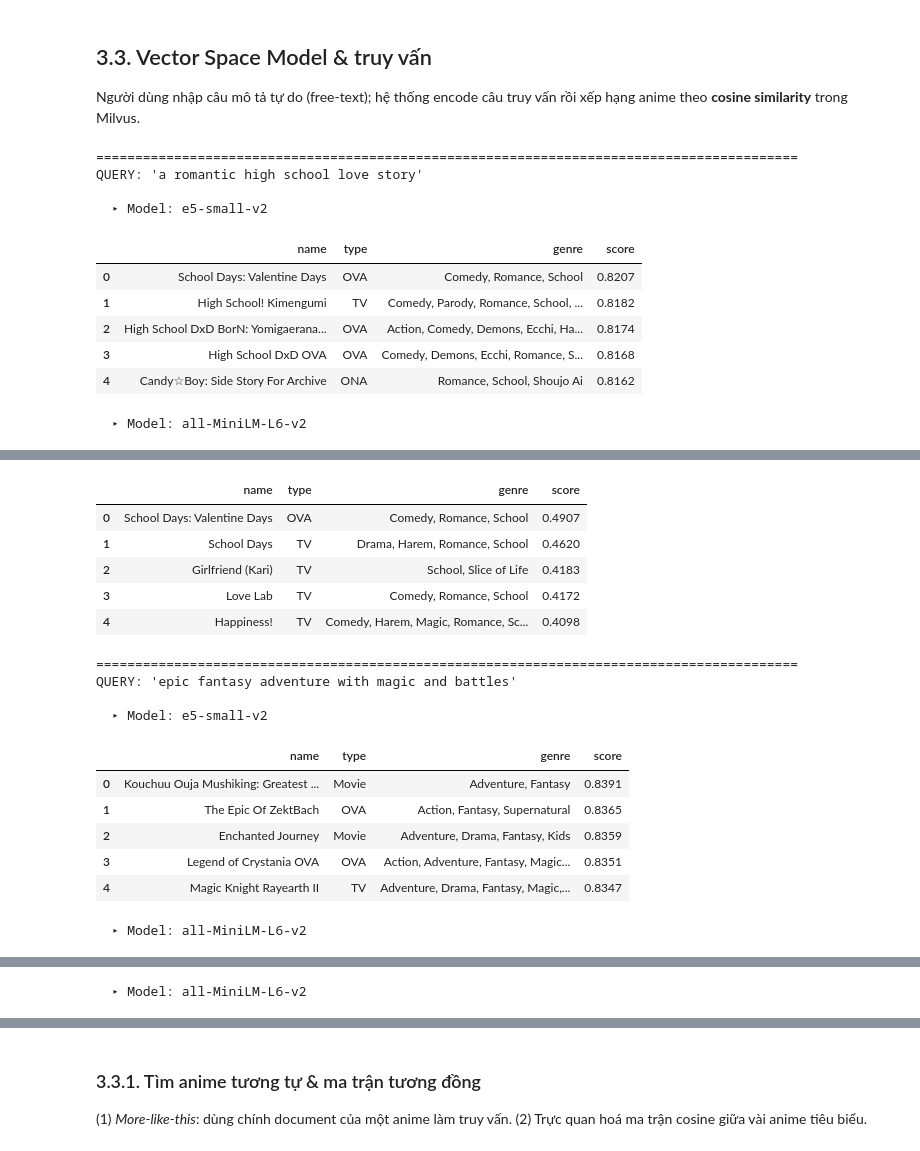
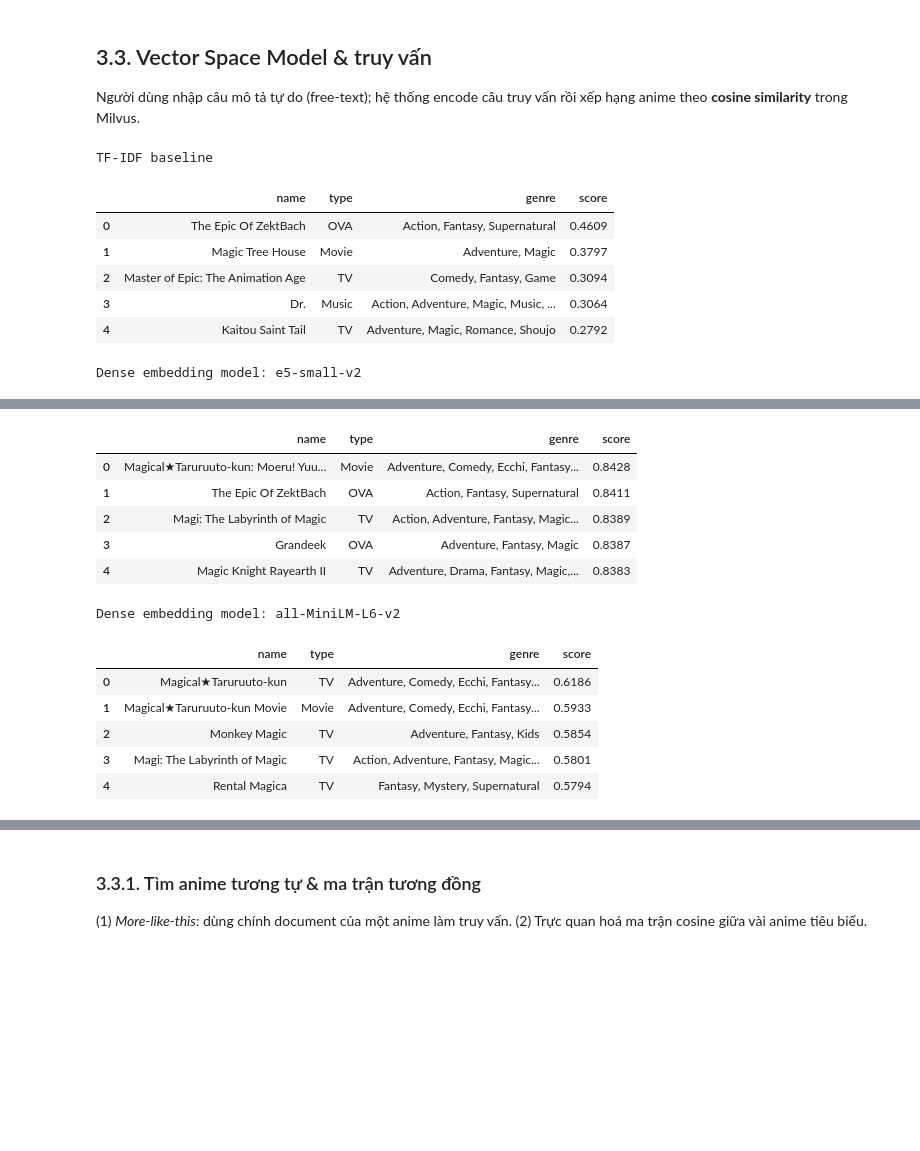
Before and after one commit to MasterSE-FSB/vector-space-model, a Jupyter notebook: vector-space-model.ipynb, the cells around one changed output, grey strips where cells are left out. Saved outputs shown, nothing was run; the diff lists cells and outputs as text; code cells hidden in the pictures; blank space fills up the shorter version.

```diff
--- a/vector-space-model.ipynb
+++ b/vector-space-model.ipynb
@@ -162,0 +173,14 @@ Ví dụ document đưa vào embedding:
+# %%
+from apps.services.tfidf_search import TFIDFSearchService
+
+tfidf_service = TFIDFSearchService(
+    max_features=20000,
+    ngram_range=(1, 2),
+    min_df=2,
+)
+
+tfidf_service.fit(df, text_col="document")
+
+print("TF-IDF baseline is ready.")
+print("Number of anime:", tfidf_service.matrix.shape[0])
+print("Vector dimensions:", tfidf_service.matrix.shape[1])
@@ -194,38 +222,31 @@ Người dùng nhập câu mô tả tự do (free-text); hệ thống encode câ
 # %%
 def show_results(results: list[dict]) -> pd.DataFrame:
     return pd.DataFrame([
         {
             "name": r["name"],
             "type": r.get("type"),
             "genre": r.get("genre"),
             "score": round(r["score"], 4),
         }
         for r in results
     ])
 
-QUERIES = [
-    "a romantic high school love story",
-    "epic fantasy adventure with magic and battles",
-    "giant robots fighting in a space war",
-    "dark psychological thriller with detective",
-]
+query = "epic fantasy adventure with magic"
 
-for q in QUERIES:
-    print("=" * 90)
-    print(f"QUERY: {q!r}")
-    for mk in MODELS:
-        res = search_service.search_text(mk, q, top_k=5)
-        print(f"\n  ▸ Model: {mk}")
-        display(show_results(res))
+print("TF-IDF baseline")
+tfidf_results = tfidf_service.search(query, top_k=5)
+display(show_results(tfidf_results))
+
+for mk in MODELS:
+    print(f"Dense embedding model: {mk}")
+    results = search_service.search_text(mk, query, top_k=5)
+    display(show_results(results))
 # %% [output]
-==========================================================================================
-QUERY: 'a romantic high school love story'
-
-  ▸ Model: e5-small-v2
+TF-IDF baseline
 |  | name | type | genre | score |
-| 0 | School Days: Valentine Days | OVA | Comedy, Romance, School | 0.8207 |
-| 1 | High School! Kimengumi | TV | Comedy, Parody, Romance, School, ... | 0.8182 |
-| 2 | High School DxD BorN: Yomigaerana... | OVA | Action, Comedy, Demons, Ecchi, Ha... | 0.8174 |
-| 3 | High School DxD OVA | OVA | Comedy, Demons, Ecchi, Romance, S... | 0.8168 |
-| 4 | Candy☆Boy: Side Story For Archive | ONA | Romance, School, Shoujo Ai | 0.8162 |
+| 0 | The Epic Of ZektBach | OVA | Action, Fantasy, Supernatural | 0.4609 |
+| 1 | Magic Tree House | Movie | Adventure, Magic | 0.3797 |
+| 2 | Master of Epic: The Animation Age | TV | Comedy, Fantasy, Game | 0.3094 |
+| 3 | Dr. | Music | Action, Adventure, Magic, Music, ... | 0.3064 |
+| 4 | Kaitou Saint Tail | TV | Adventure, Magic, Romance, Shoujo | 0.2792 |
-  ▸ Model: all-MiniLM-L6-v2
+Dense embedding model: e5-small-v2
@@ -232,17 +254,13 @@ QUERY: 'a romantic high school love story'
 |  | name | type | genre | score |
-| 0 | School Days: Valentine Days | OVA | Comedy, Romance, School | 0.4907 |
-| 1 | School Days | TV | Drama, Harem, Romance, School | 0.4620 |
-| 2 | Girlfriend (Kari) | TV | School, Slice of Life | 0.4183 |
-| 3 | Love Lab | TV | Comedy, Romance, School | 0.4172 |
-| 4 | Happiness! | TV | Comedy, Harem, Magic, Romance, Sc... | 0.4098 |
+| 0 | Magical★Taruruuto-kun: Moeru! Yuu... | Movie | Adventure, Comedy, Ecchi, Fantasy... | 0.8428 |
+| 1 | The Epic Of ZektBach | OVA | Action, Fantasy, Supernatural | 0.8411 |
+| 2 | Magi: The Labyrinth of Magic | TV | Action, Adventure, Fantasy, Magic... | 0.8389 |
+| 3 | Grandeek | OVA | Adventure, Fantasy, Magic | 0.8387 |
+| 4 | Magic Knight Rayearth II | TV | Adventure, Drama, Fantasy, Magic,... | 0.8383 |
-==========================================================================================
-QUERY: 'epic fantasy adventure with magic and battles'
-
-  ▸ Model: e5-small-v2
+Dense embedding model: all-MiniLM-L6-v2
 |  | name | type | genre | score |
-| 0 | Kouchuu Ouja Mushiking: Greatest ... | Movie | Adventure, Fantasy | 0.8391 |
-| 1 | The Epic Of ZektBach | OVA | Action, Fantasy, Supernatural | 0.8365 |
-| 2 | Enchanted Journey | Movie | Adventure, Drama, Fantasy, Kids | 0.8359 |
-| 3 | Legend of Crystania OVA | OVA | Action, Adventure, Fantasy, Magic... | 0.8351 |
-| 4 | Magic Knight Rayearth II | TV | Adventure, Drama, Fantasy, Magic,... | 0.8347 |
+| 0 | Magical★Taruruuto-kun | TV | Adventure, Comedy, Ecchi, Fantasy... | 0.6186 |
+| 1 | Magical★Taruruuto-kun Movie | Movie | Adventure, Comedy, Ecchi, Fantasy... | 0.5933 |
+| 2 | Monkey Magic | TV | Adventure, Fantasy, Kids | 0.5854 |
+| 3 | Magi: The Labyrinth of Magic | TV | Action, Adventure, Fantasy, Magic... | 0.5801 |
+| 4 | Rental Magica | TV | Fantasy, Mystery, Supernatural | 0.5794 |
-  ▸ Model: all-MiniLM-L6-v2
@@ -265 +266,0 @@ QUERY: 'giant robots fighting in a space war'
-  ▸ Model: all-MiniLM-L6-v2
```
Also changed, not shown: parts of 9 cells of this notebook, 3 other files.
